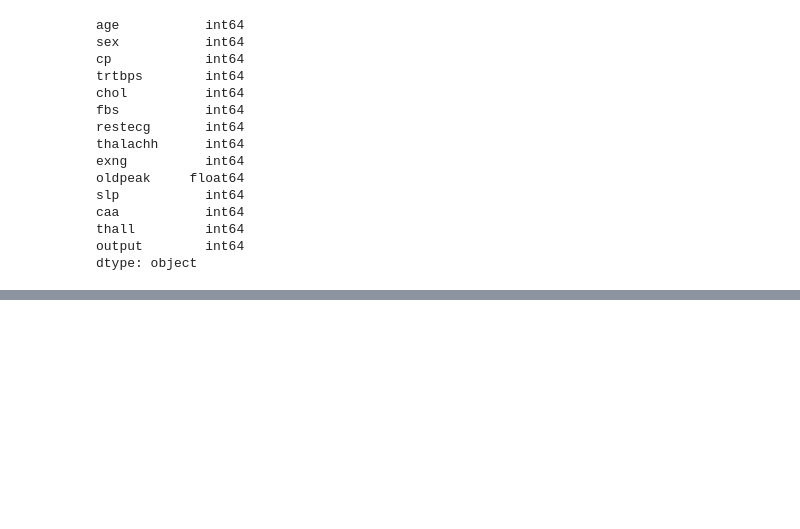
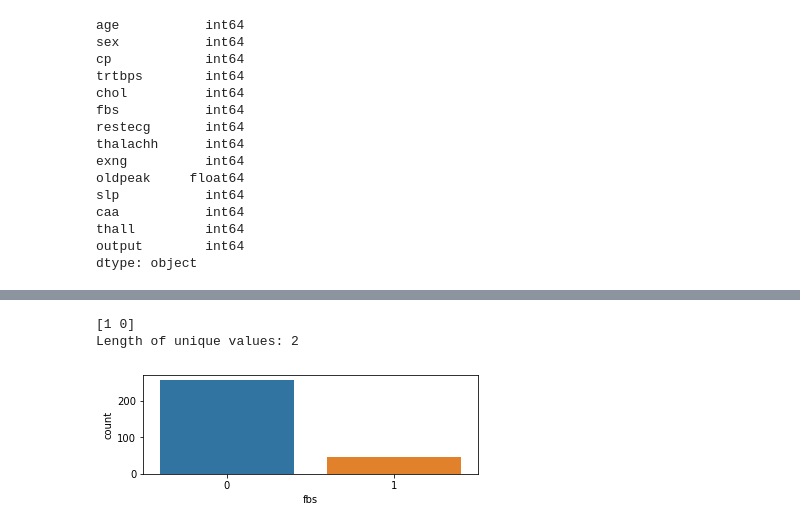
Before and after one commit to jamesjhjung/heart-attack-prediction, a Jupyter notebook: EDA.ipynb, the cells around one changed output, grey strips where cells are left out. Cells and saved outputs as stored; diff of their text form; code cells hidden in the pictures; blank space fills up the shorter version.

```diff
--- a/EDA.ipynb
+++ b/EDA.ipynb
@@ -110,0 +139,6 @@ df_num = df[['age', 'trtbps', 'chol', 'thalachh', 'oldpeak']]
+# %%
+stat_freq('fbs')
+# %% [output]
+[1 0]
+Length of unique values: 2
+[figure, added]
```
Also changed, not shown: parts of 10 cells of this notebook.
